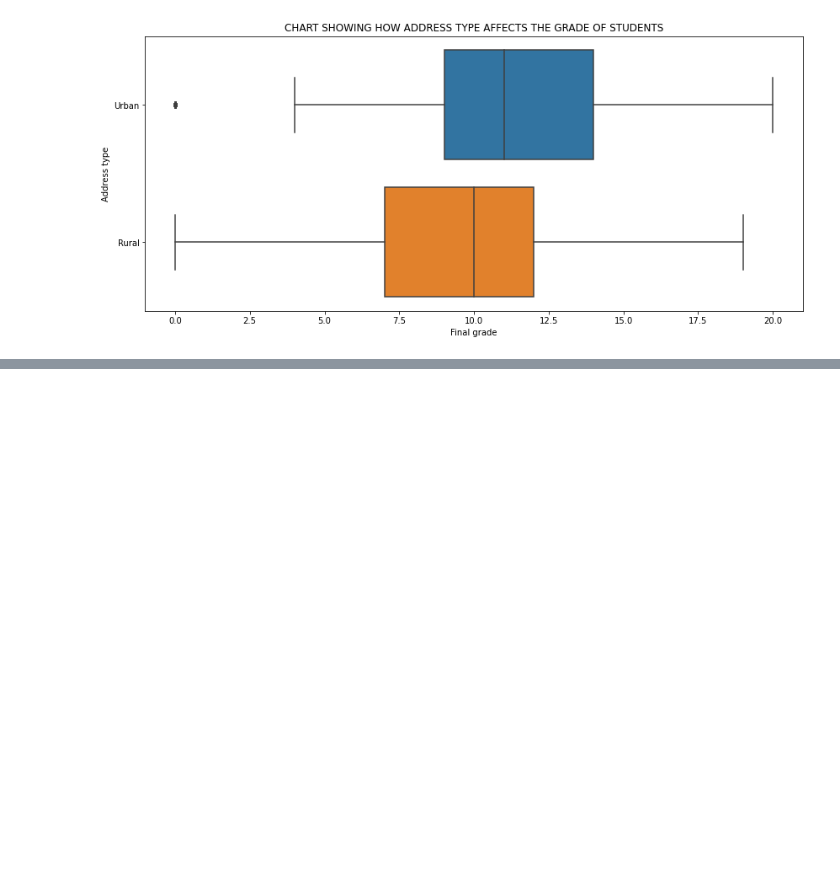
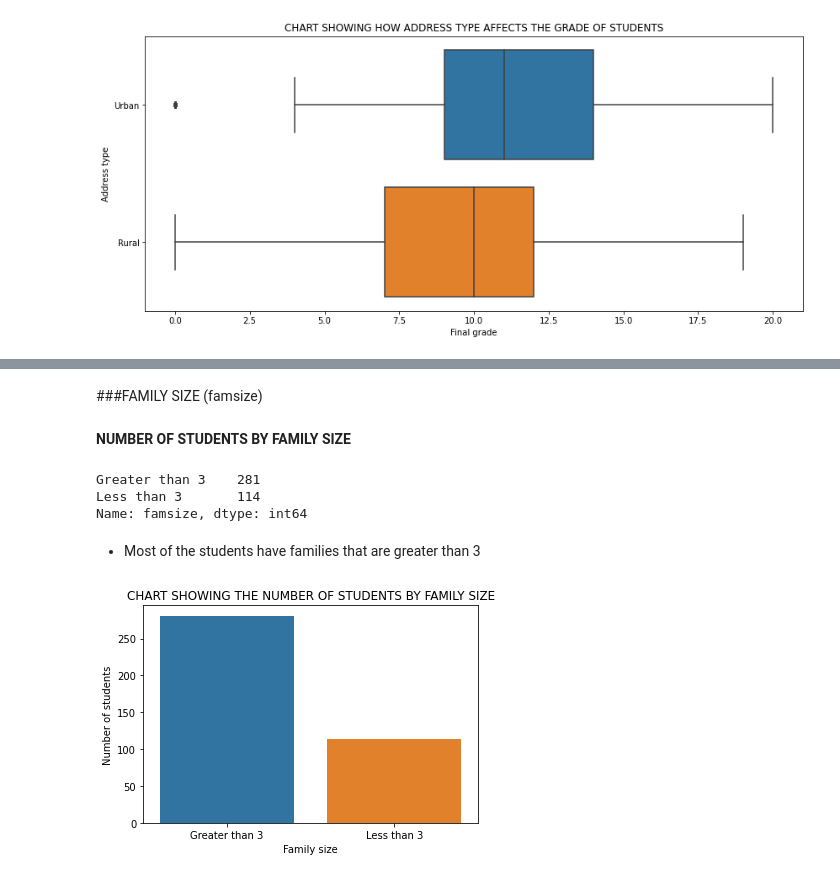
Before and after one commit to devchoplife/Students-grades, a Jupyter notebook: portuguese_students_grade_analysis.ipynb, the cells around one changed output, grey strips where cells are left out. Saved outputs shown, nothing was run; the diff lists cells and outputs as text; code cells hidden in the pictures; blank space fills up the shorter version.

```diff
--- a/portuguese_students_grade_analysis.ipynb
+++ b/portuguese_students_grade_analysis.ipynb
@@ -271,0 +277,23 @@ plt.show()
+# %% [markdown]
+###FAMILY SIZE (famsize)
+# %% [markdown]
+**NUMBER OF STUDENTS BY FAMILY SIZE**
+# %%
+grades.replace(to_replace = 'GT3', value = 'Greater than 3', inplace = True)
+grades.replace(to_replace = 'LE3', value = 'Less than 3', inplace = True)
+# %%
+grades['famsize'].value_counts()
+# %% [output]
+Greater than 3    281
+Less than 3       114
+Name: famsize, dtype: int64
+# %% [markdown]
+* Most of the students have families that are greater than 3
+# %%
+sns.countplot('famsize', data = grades)
+plt.title("CHART SHOWING THE NUMBER OF STUDENTS BY FAMILY SIZE")
+plt.xlabel("Family size")
+plt.ylabel("Number of students")
+plt.show()
+# %% [output]
+[figure, added]
```
Also changed, not shown: parts of 4 cells of this notebook.
